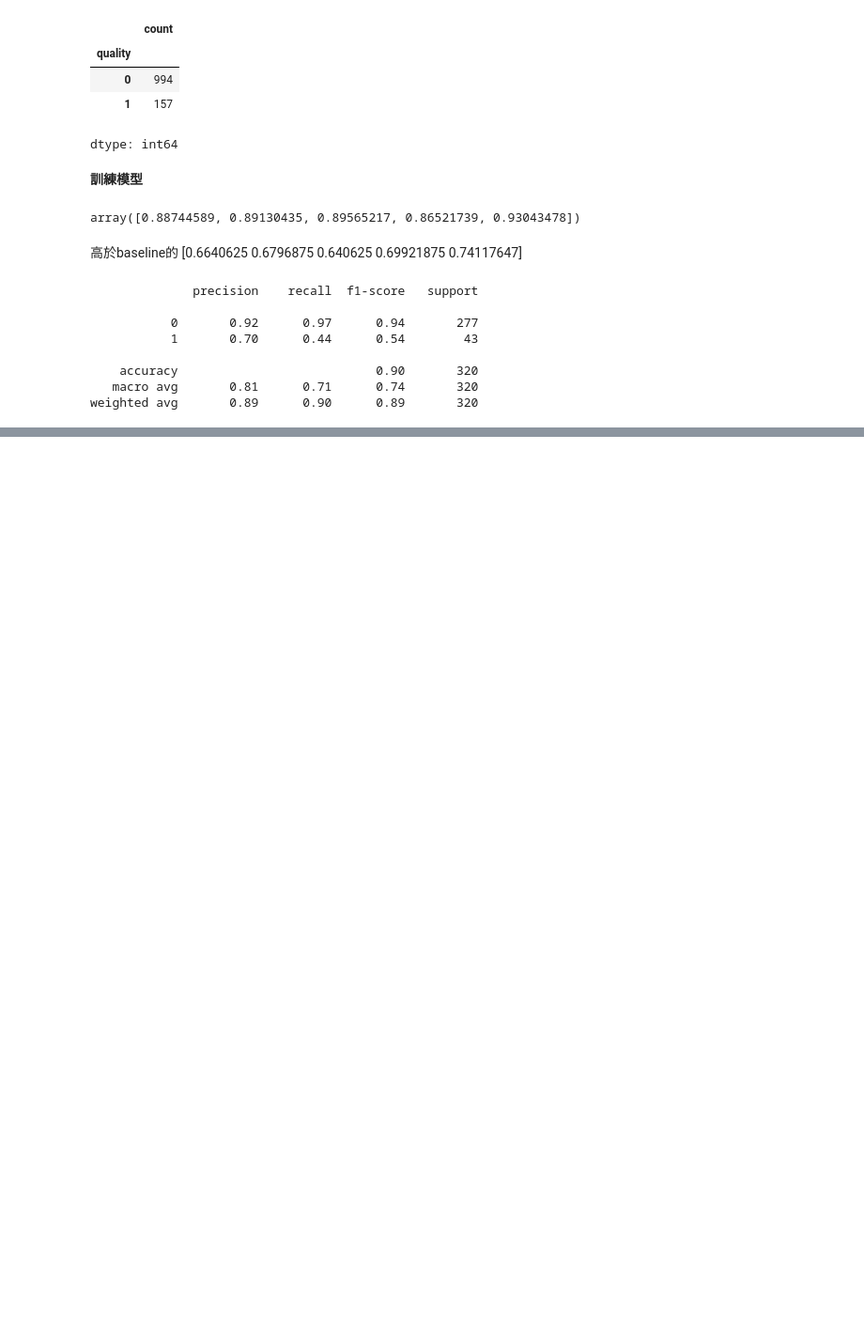
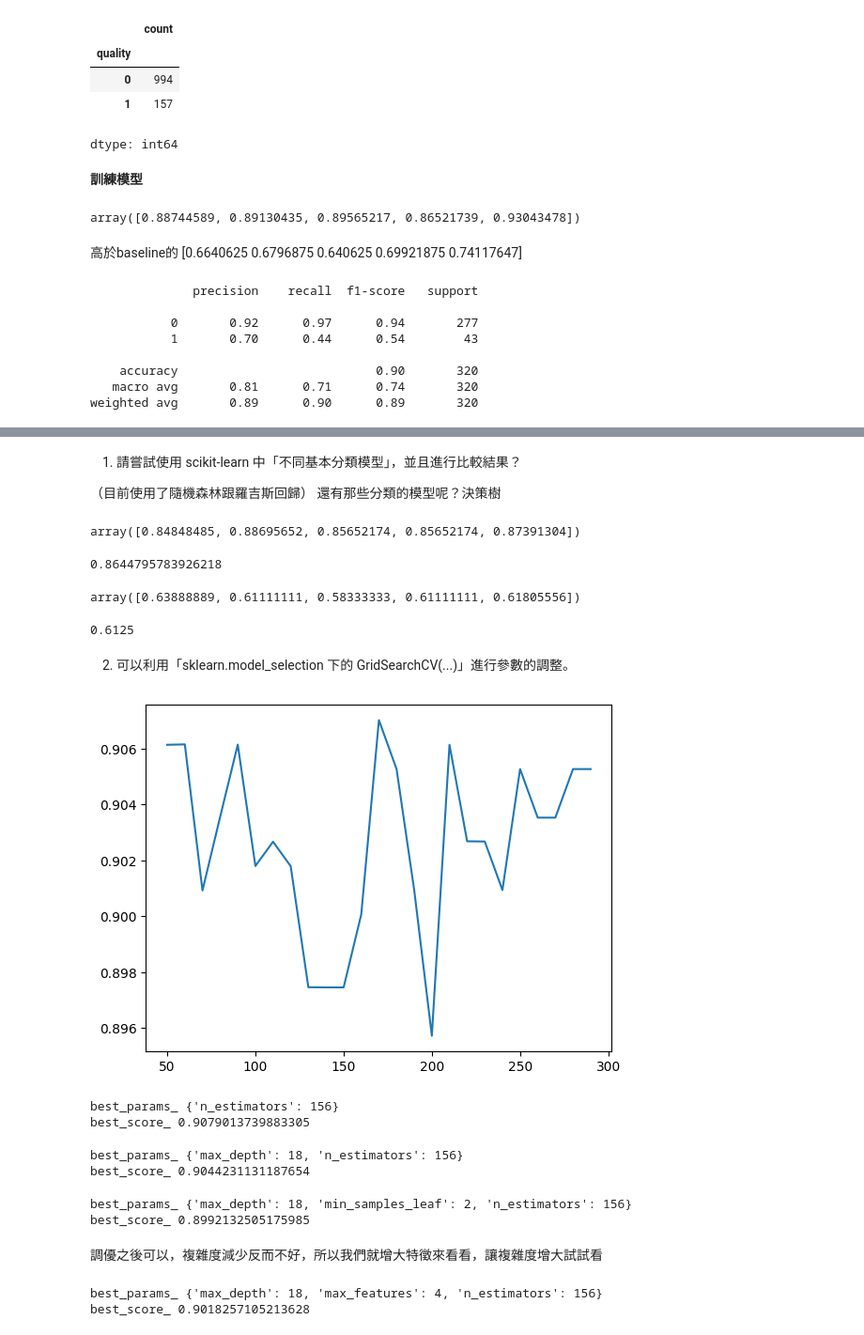
Before and after one commit to Seanwu003/Prediction-of-quality-of-Wine, a Jupyter notebook: 專案實作_紅酒品質預測.ipynb, the cells around one changed output, grey strips where cells are left out. Shown: that part at 94% size. Drawn from its saved outputs; the diff is of its cells as text; code cells hidden in the pictures; blank space fills up the shorter version.

```diff
--- a/專案實作_紅酒品質預測.ipynb
+++ b/專案實作_紅酒品質預測.ipynb
@@ -412,0 +424,28 @@ weighted avg       0.84      0.86      0.84       320
+# %% [markdown]
+1. 請嘗試使用 scikit-learn 中「不同基本分類模型」，並且進行比較結果？
+
+（目前使用了隨機森林跟羅吉斯回歸）
+還有那些分類的模型呢？決策樹
+# %%
+#決策樹
+from sklearn.tree import DecisionTreeClassifier
+dtc = DecisionTreeClassifier(random_state=42)
+dtc_eval = cross_val_score(estimator = dtc, X = X_train, y = y_train, cv = 5)
+display(dtc_eval)
+dtc_eval.mean() #平均
+# %% [output]
+array([0.84848485, 0.88695652, 0.85652174, 0.85652174, 0.87391304])
+0.8644795783926218
+# %%
+#GBDT（Scikit-learn）
+from sklearn.ensemble import GradientBoostingClassifier
+# 初始化GBDT模型
+gbdt = GradientBoostingClassifier(n_estimators=100, learning_rate=0.1, max_depth=3, random_state=42)
+gbdt_eval = cross_val_score(estimator = gbdt, X = X_train, y = y_train, cv = 5)
+display(gbdt_eval)
+gbdt_eval.mean() #平均
+# %% [output]
+array([0.63888889, 0.61111111, 0.58333333, 0.61111111, 0.61805556])
+0.6125
+# %% [markdown]
+2. 可以利用「sklearn.model_selection 下的 GridSearchCV(...)」進行參數的調整。
@@ -412,0 +458,52 @@ weighted avg       0.84      0.86      0.84       320
+# %%
+#調參 先依舊使用RandomForestClassifier模型使用
+n_estimators_score = [];
+for n in np.arange(50,300,10):
+    RF_clf = RandomForestClassifier(n_estimators=n);
+    cv_score = model_selection.cross_val_score(RF_clf, X_train, y_train, scoring='accuracy',cv=10);  # scoring='accuracy' 正确率
+    n_estimators_score.append(cv_score.mean());
+plt.figure();
+plt.plot(np.arange(50,300,10),n_estimators_score);
+plt.show();
+# %% [output]
+[figure, added]
+# %%
+param_grid = {'n_estimators':range(150,200,1)};
+rfc1 = model_selection.GridSearchCV(RandomForestClassifier(),param_grid=param_grid,cv=5);
+rfc1.fit(X_train,y_train);
+print("best_params_",rfc1.best_params_);
+print("best_score_",rfc1.best_score_)
+# %% [output]
+best_params_ {'n_estimators': 156}
+best_score_ 0.9079013739883305
+# %%
+#以n_estimators = 156 往下調 max_depth)
+ param_grid = {'n_estimators':[156],'max_depth':range(5,30,1)};
+ rfc1 = model_selection.GridSearchCV(RandomForestClassifier(),param_grid=param_grid,cv=5);
+ rfc1.fit(X_train,y_train);
+ print("best_params_",rfc1.best_params_);
+ print("best_score_",rfc1.best_score_);
+# %% [output]
+best_params_ {'max_depth': 18, 'n_estimators': 156}
+best_score_ 0.9044231131187654
+# %%
+#以n_estimators = 58, max_depth = 18, 往下調min_samples_leaf
+param_grid = {'n_estimators':[156],'max_depth':[18],'min_samples_leaf':range(1,10,1)};
+rfc1 = model_selection.GridSearchCV(RandomForestClassifier(),param_grid=param_grid,cv=5);
+rfc1.fit(X_train,y_train);
+print("best_params_",rfc1.best_params_);
+print("best_score_",rfc1.best_score_);
+# %% [output]
+best_params_ {'max_depth': 18, 'min_samples_leaf': 2, 'n_estimators': 156}
+best_score_ 0.8992132505175985
+# %% [markdown]
+調優之後可以，複雜度減少反而不好，所以我們就增大特徵來看看，讓複雜度增大試試看
+# %%
+param_grid = {'n_estimators':[156],'max_depth':[18],'max_features':range(3,10,1)};
+rfc1 = model_selection.GridSearchCV(RandomForestClassifier(),param_grid=param_grid,cv=5);
+rfc1.fit(X_train,y_train);
+print("best_params_",rfc1.best_params_);
+print("best_score_",rfc1.best_score_);
+# %% [output]
+best_params_ {'max_depth': 18, 'max_features': 4, 'n_estimators': 156}
+best_score_ 0.9018257105213628
```
Also changed, not shown: parts of 24 cells of this notebook.
